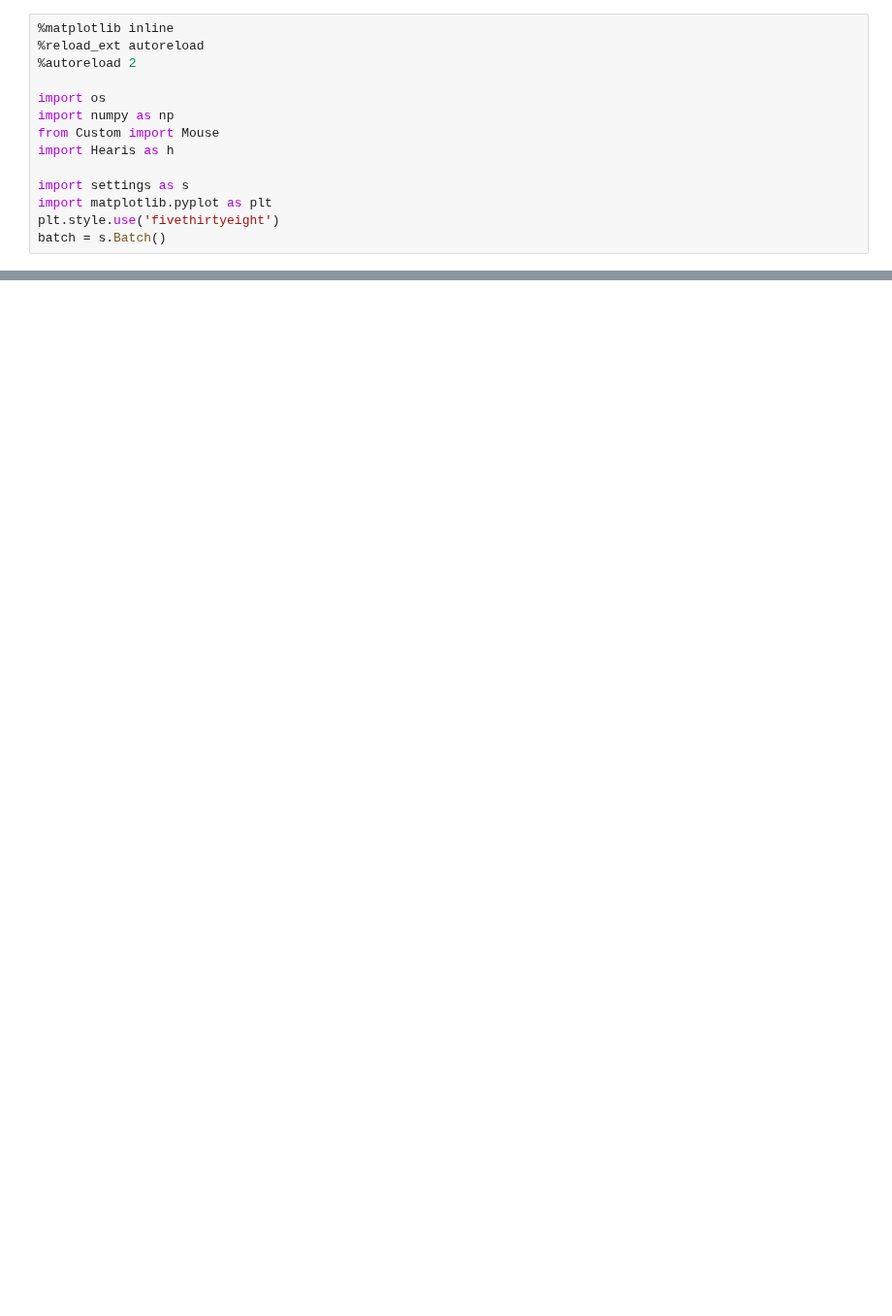
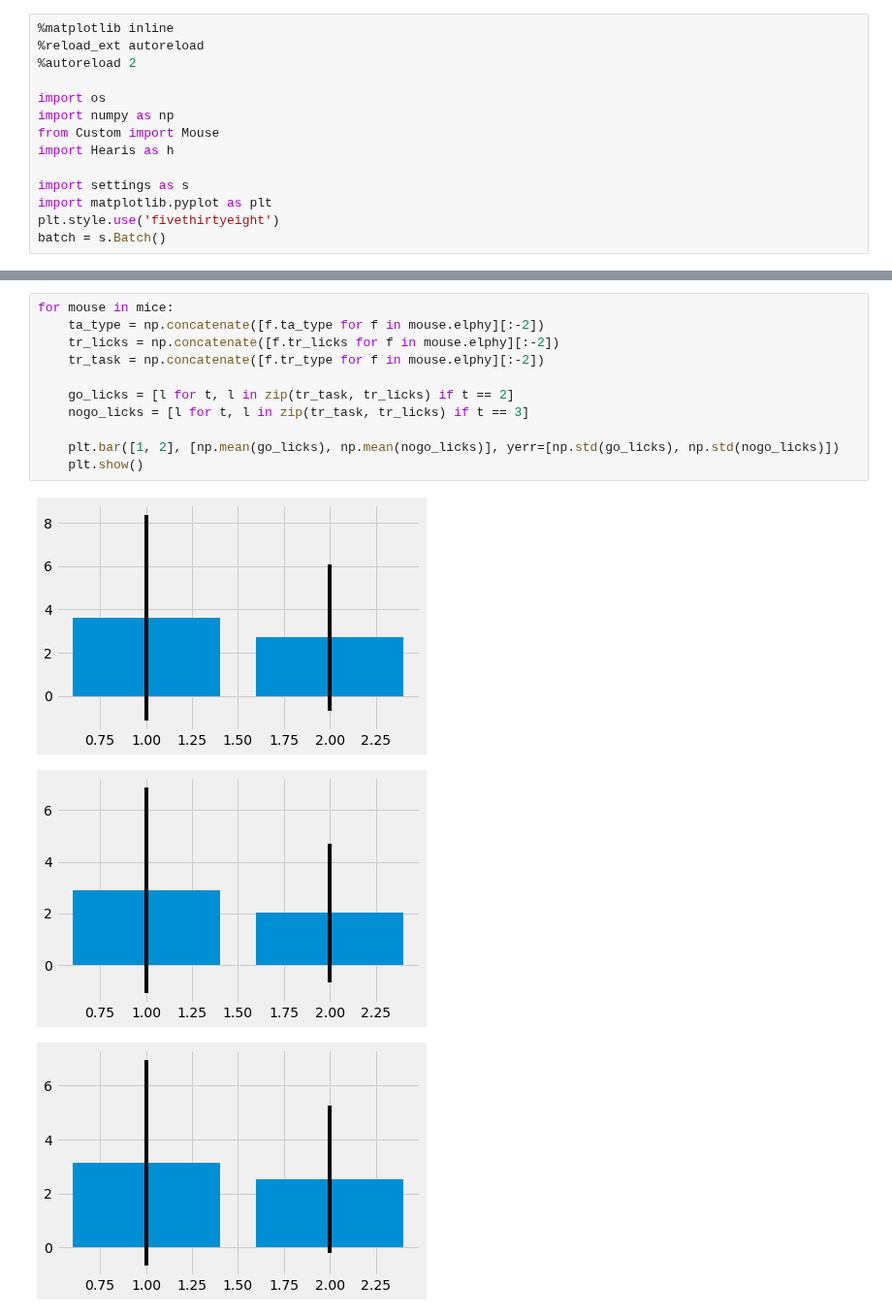
Before and after one commit to AntoninVerdier/Utilities, a Jupyter notebook: Elphy_Analysis/Untitled.ipynb, the cells around one changed output, grey strips where cells are left out. Shown at 97% size. Cells and saved outputs as stored; diff of their text form; blank space fills up the shorter version.

```diff
--- a/Elphy_Analysis/Untitled.ipynb
+++ b/Elphy_Analysis/Untitled.ipynb
@@ -49,3 +49,18 @@ for i, mouse in enumerate(mice):
+# %%
+for mouse in mice:
+    ta_type = np.concatenate([f.ta_type for f in mouse.elphy][:-2])
+    tr_licks = np.concatenate([f.tr_licks for f in mouse.elphy][:-2])
+    tr_task = np.concatenate([f.tr_type for f in mouse.elphy][:-2])
+
+    go_licks = [l for t, l in zip(tr_task, tr_licks) if t == 2]
+    nogo_licks = [l for t, l in zip(tr_task, tr_licks) if t == 3]
+
+    plt.bar([1, 2], [np.mean(go_licks), np.mean(nogo_licks)], yerr=[np.std(go_licks), np.std(nogo_licks)])
+    plt.show()
+# %% [output]
+[figure, added]
+[figure, added]
+[figure, added]
 # %%
 for mouse in mice:
     ta_type = [f.ta_type for f in mouse.elphy]
```
Also changed, not shown: parts of 5 cells of this notebook, 3 other files.
